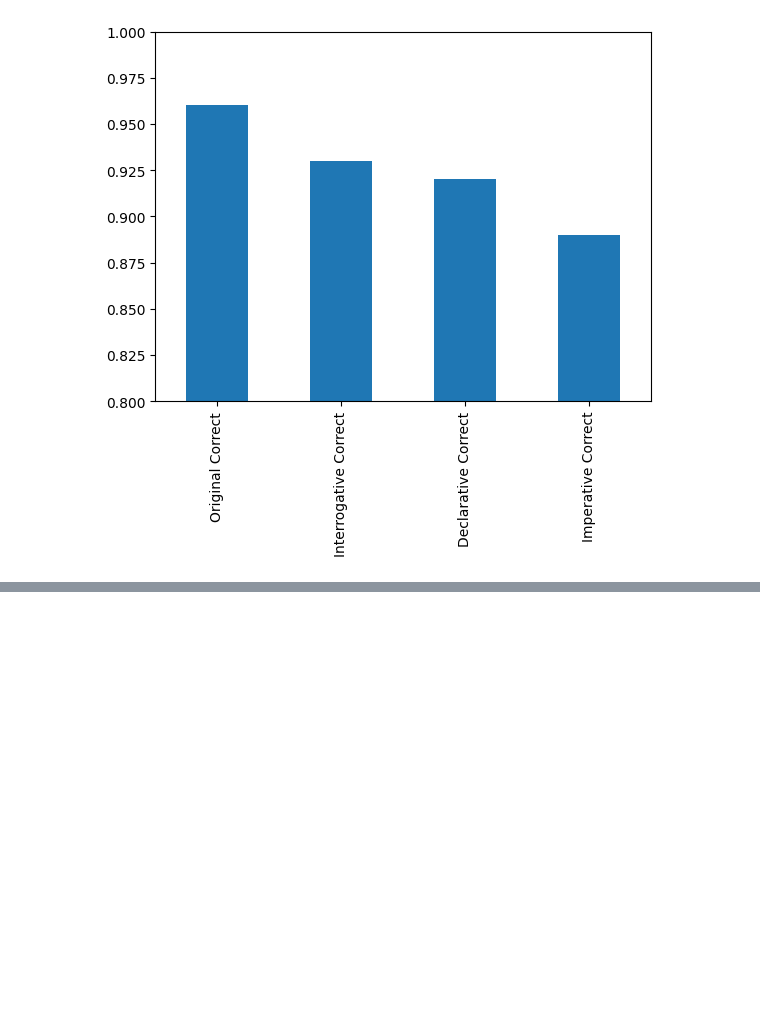
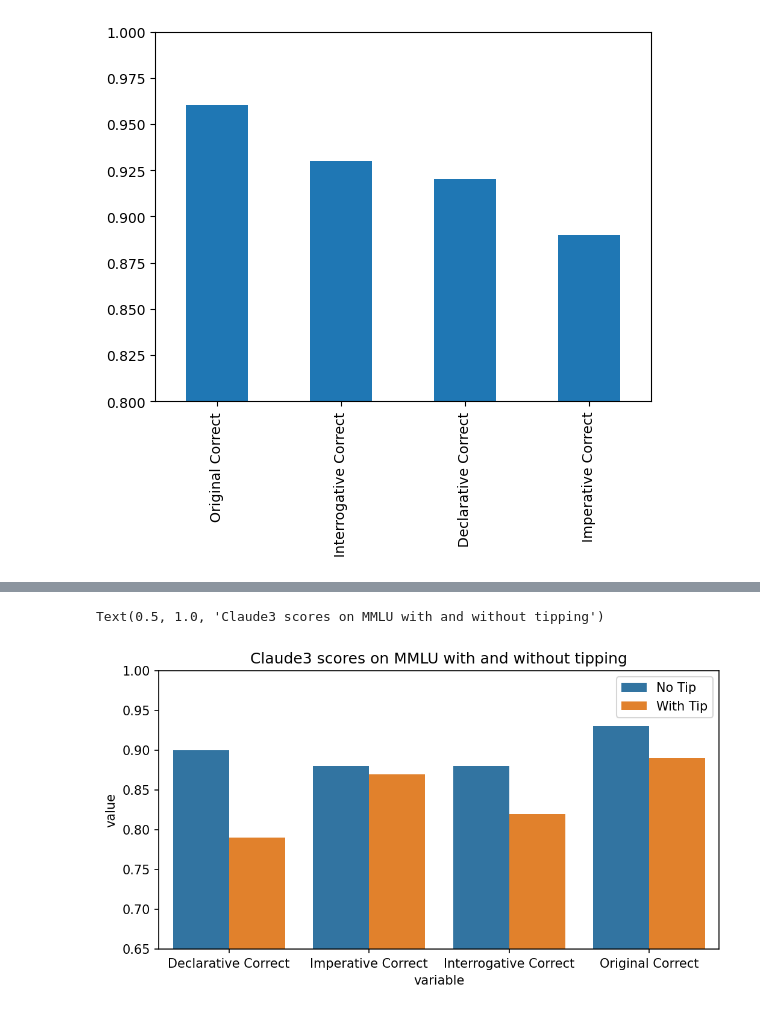
Before and after one commit to Nicole-Nobili/phrasing-and-harmfulness, a Jupyter notebook: mmlu/mmlu_analysis.ipynb, the cells around one changed output, grey strips where cells are left out. Cells and saved outputs as stored; diff of their text form; code cells hidden in the pictures; blank space fills up the shorter version.

Commit message:
deleted:    mmlu/mmlu.py 	modified:   mmlu/mmlu_analysis.ipynb 	modified:   mmlu/mmlu_eval.py 	modified:   mmlu/prepare_mmlu.ipynb

```diff
--- a/mmlu/mmlu_analysis.ipynb
+++ b/mmlu/mmlu_analysis.ipynb
@@ -129,0 +155,39 @@ plt.show()
+# %%
+claude3_tip['Original Answer'] = claude3_tip['Original Answer'].map(lambda x: x.replace('(', '').replace(')', ''))
+claude3_tip['Interrogative Answer'] = claude3_tip['Interrogative Answer'].map(lambda x: x.replace('(', '').replace(')', ''))
+claude3_tip['Declarative Answer'] = claude3_tip['Declarative Answer'].map(lambda x: x.replace('(', '').replace(')', ''))
+claude3_tip['Imperative Answer'] = claude3_tip['Imperative Answer'].map(lambda x: x.replace('(', '').replace(')', ''))
+# %%
+mapping = ['A', 'B', 'C', 'D']
+claude3_raw['Answer'] = claude3_raw['Answer'].map(lambda x: mapping[x])
+claude3_tip['Answer'] = claude3_tip['Answer'].map(lambda x: mapping[x])
+# %%
+claude3_raw['Original Correct'] = claude3_raw['Original Answer'] == claude3_raw['Answer']
+claude3_raw['Interrogative Correct'] = claude3_raw['Interrogative Answer'] == claude3_raw['Answer']
+claude3_raw['Declarative Correct'] = claude3_raw['Declarative Answer'] == claude3_raw['Answer']
+claude3_raw['Imperative Correct'] = claude3_raw['Imperative Answer'] == claude3_raw['Answer']
+
+claude3_tip['Original Correct'] = claude3_tip['Original Answer'] == claude3_tip['Answer']
+claude3_tip['Interrogative Correct'] = claude3_tip['Interrogative Answer'] == claude3_tip['Answer']
+claude3_tip['Declarative Correct'] = claude3_tip['Declarative Answer'] == claude3_tip['Answer']
+claude3_tip['Imperative Correct'] = claude3_tip['Imperative Answer'] == claude3_tip['Answer']
+# %%
+claude3_raw['Model'] = 'No Tip'
+claude3_tip['Model'] = 'With Tip'
+
+results_df = pd.concat([
+    claude3_raw[['Model', 'Original Correct', 'Interrogative Correct', 'Declarative Correct', 'Imperative Correct']],
+    claude3_tip[['Model', 'Original Correct', 'Interrogative Correct', 'Declarative Correct', 'Imperative Correct']]
+])
+# %%
+import seaborn as sns
+import matplotlib.pyplot as plt
+
+plt.figure(figsize=(8, 4), dpi=150)
+results_df.melt(id_vars='Model').groupby(['Model', 'variable']).mean().reset_index().pipe((sns.barplot, 'data'), x='variable', y='value', hue='Model')
+plt.legend(loc='upper right')
+plt.ylim(0.65, 1)
+plt.title('Claude3 scores on MMLU with and without tipping')
+# %% [output]
+Text(0.5, 1.0, 'Claude3 scores on MMLU with and without tipping')
+[figure, added]
```
Also changed, not shown: parts of 8 cells of this notebook, 3 other files.
